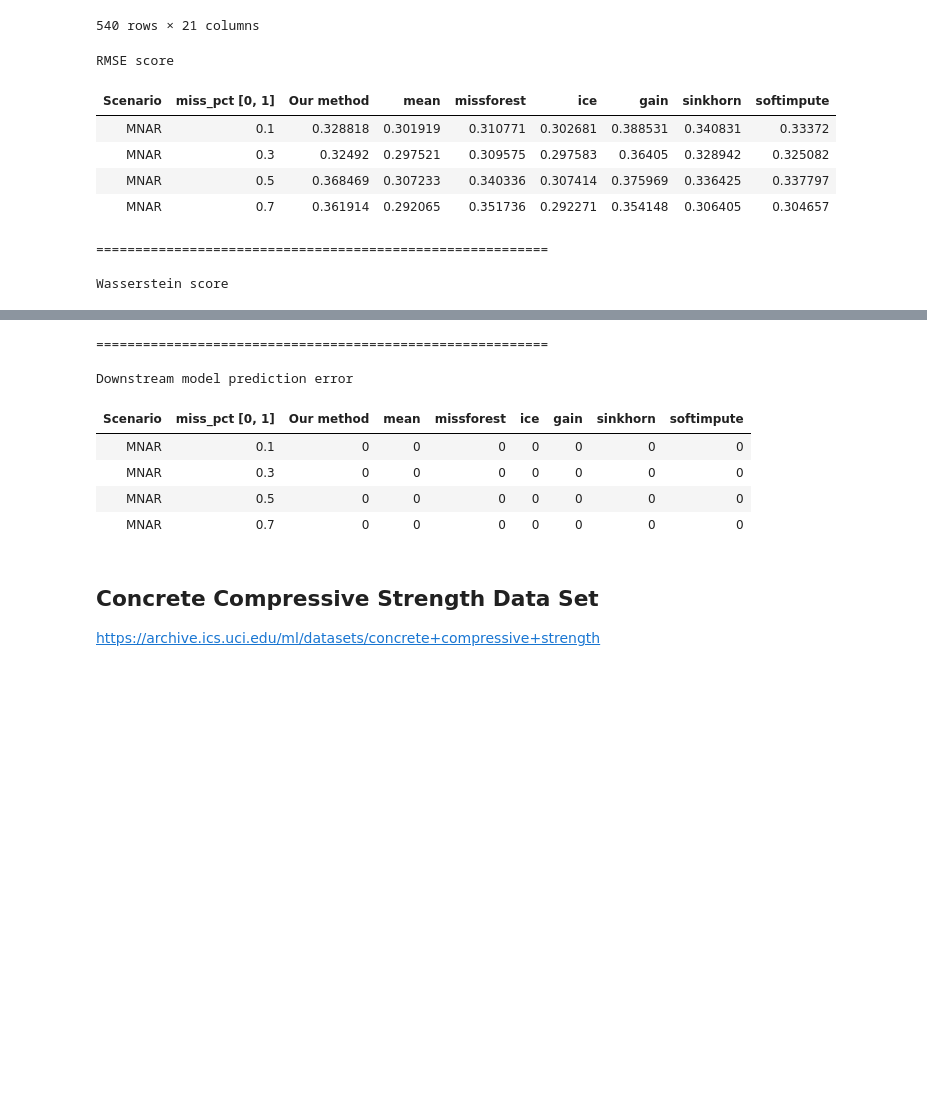
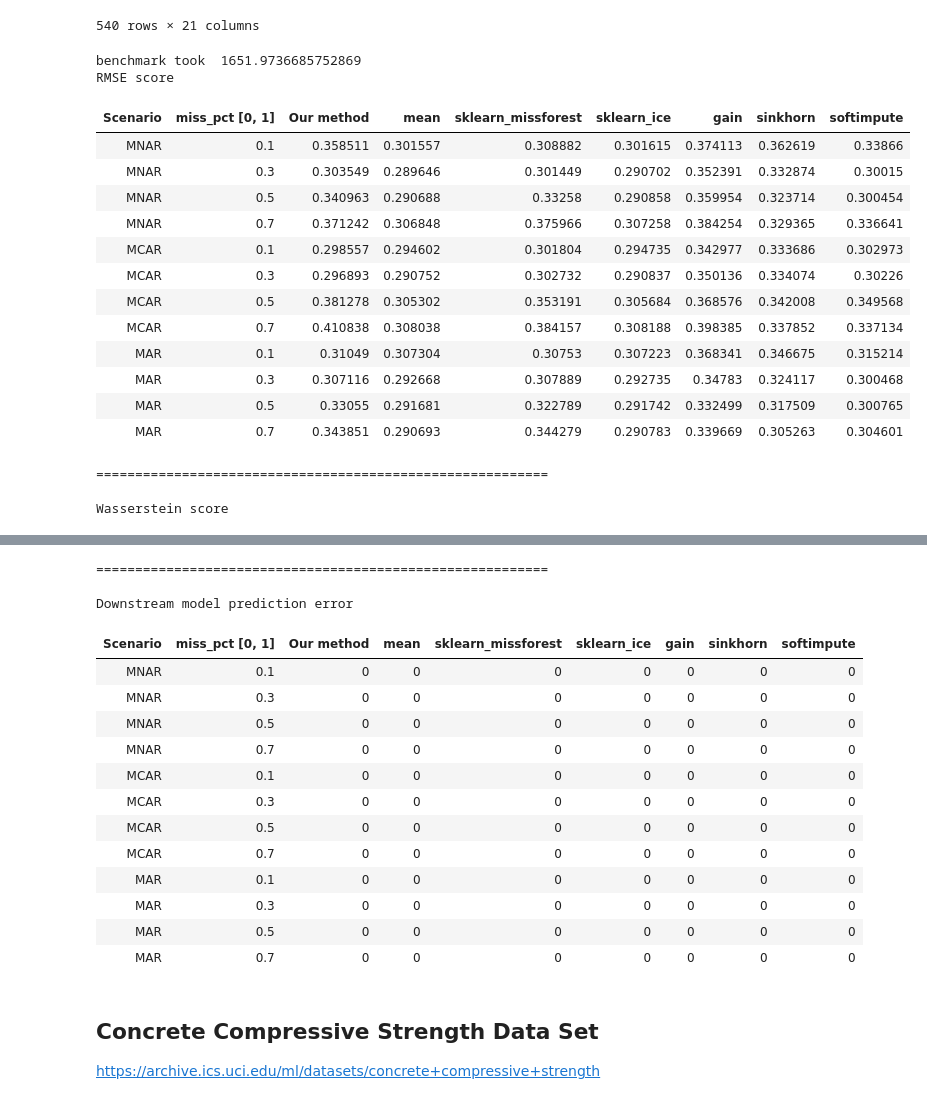
Before and after one commit to vanderschaarlab/hyperimpute, a Jupyter notebook: tutorials/tutorial_03_hyperimpute_with_hyperband.ipynb, the cells around one changed output, grey strips where cells are left out. Drawn from its saved outputs; the diff is of its cells as text; code cells hidden in the pictures; blank space fills up the shorter version.

Commit message:
add hyperband experiments

```diff
--- a/tutorials/tutorial_03_hyperimpute_with_hyperband.ipynb
+++ b/tutorials/tutorial_03_hyperimpute_with_hyperband.ipynb
@@ -55,3 +34,44 @@ def evaluate_dataset_repeated(
+# %%
+from pathlib import Path
+
+def get_imputer():
+    return imputers.get("hyperimpute",
+        optimizer = "hyperband"
+    )
+
+def save_results(fname, results):
+    path = Path("tutorial_03_hyperimpute_with_hyperband")
+    path.mkdir(parents=True, exist_ok=True)
+
+    out = path / fname
+
+    with open(out, 'w') as outfile:
+        json.dump(results, outfile)
+
+def evaluate_dataset_repeated(
+    name,
+    X_raw,
+    y,
+    ref_methods=["mean", "sklearn_missforest", "sklearn_ice",
+                 "gain", "sinkhorn", "softimpute"],
+    scenarios=["MNAR", "MCAR", "MAR"],
+    miss_pct=[0.1, 0.3, 0.5, 0.7],
+    n_iter=1,
+    debug=False,
+):
+    results = evaluate_dataset_repeated_internal(
+        name = name,
+        evaluated_model = get_imputer(),
+        X_raw = X_raw,
+        y = y,
+        ref_methods=ref_methods,
+        scenarios=scenarios,
+        miss_pct=miss_pct,
+        n_iter=n_iter,
+        debug=debug,
+    )
+
+    save_results(name, results)
 # %% [markdown]
 ## Sanity check in  debug mode
 # %%
@@ -396,16 +466,25 @@ df
 # %%
 last_col = df.columns[-1]
 y = df[last_col]
 X_raw = df.drop(columns = [last_col])
 
-evaluate_dataset_repeated("climate_model", X_raw, y)
+evaluate_dataset_repeated("climate", X_raw, y)
 # %% [output]
+benchmark took  1651.9736685752869
 RMSE score
-| Scenario | miss_pct [0, 1] | Our method | mean | missforest | ice | gain | sinkhorn | softimpute |
-| MNAR | 0.1 | 0.328818 | 0.301919 | 0.310771 | 0.302681 | 0.388531 | 0.340831 | 0.33372 |
-| MNAR | 0.3 | 0.32492 | 0.297521 | 0.309575 | 0.297583 | 0.36405 | 0.328942 | 0.325082 |
-| MNAR | 0.5 | 0.368469 | 0.307233 | 0.340336 | 0.307414 | 0.375969 | 0.336425 | 0.337797 |
-| MNAR | 0.7 | 0.361914 | 0.292065 | 0.351736 | 0.292271 | 0.354148 | 0.306405 | 0.304657 |
+| Scenario | miss_pct [0, 1] | Our method | mean | sklearn_missforest | sklearn_ice | gain | sinkhorn | softimpute |
+| MNAR | 0.1 | 0.358511 | 0.301557 | 0.308882 | 0.301615 | 0.374113 | 0.362619 | 0.33866 |
+| MNAR | 0.3 | 0.303549 | 0.289646 | 0.301449 | 0.290702 | 0.352391 | 0.332874 | 0.30015 |
+| MNAR | 0.5 | 0.340963 | 0.290688 | 0.33258 | 0.290858 | 0.359954 | 0.323714 | 0.300454 |
+| MNAR | 0.7 | 0.371242 | 0.306848 | 0.375966 | 0.307258 | 0.384254 | 0.329365 | 0.336641 |
+| MCAR | 0.1 | 0.298557 | 0.294602 | 0.301804 | 0.294735 | 0.342977 | 0.333686 | 0.302973 |
+| MCAR | 0.3 | 0.296893 | 0.290752 | 0.302732 | 0.290837 | 0.350136 | 0.334074 | 0.30226 |
+| MCAR | 0.5 | 0.381278 | 0.305302 | 0.353191 | 0.305684 | 0.368576 | 0.342008 | 0.349568 |
+| MCAR | 0.7 | 0.410838 | 0.308038 | 0.384157 | 0.308188 | 0.398385 | 0.337852 | 0.337134 |
+| MAR | 0.1 | 0.31049 | 0.307304 | 0.30753 | 0.307223 | 0.368341 | 0.346675 | 0.315214 |
+| MAR | 0.3 | 0.307116 | 0.292668 | 0.307889 | 0.292735 | 0.34783 | 0.324117 | 0.300468 |
+| MAR | 0.5 | 0.33055 | 0.291681 | 0.322789 | 0.291742 | 0.332499 | 0.317509 | 0.300765 |
+| MAR | 0.7 | 0.343851 | 0.290693 | 0.344279 | 0.290783 | 0.339669 | 0.305263 | 0.304601 |
 ==========================================================
 
 Wasserstein score
@@ -417,11 +504,19 @@ Wasserstein score
 ==========================================================
 
 Downstream model prediction error
-| Scenario | miss_pct [0, 1] | Our method | mean | missforest | ice | gain | sinkhorn | softimpute |
+| Scenario | miss_pct [0, 1] | Our method | mean | sklearn_missforest | sklearn_ice | gain | sinkhorn | softimpute |
 | MNAR | 0.1 | 0 | 0 | 0 | 0 | 0 | 0 | 0 |
 | MNAR | 0.3 | 0 | 0 | 0 | 0 | 0 | 0 | 0 |
 | MNAR | 0.5 | 0 | 0 | 0 | 0 | 0 | 0 | 0 |
 | MNAR | 0.7 | 0 | 0 | 0 | 0 | 0 | 0 | 0 |
+| MCAR | 0.1 | 0 | 0 | 0 | 0 | 0 | 0 | 0 |
+| MCAR | 0.3 | 0 | 0 | 0 | 0 | 0 | 0 | 0 |
+| MCAR | 0.5 | 0 | 0 | 0 | 0 | 0 | 0 | 0 |
+| MCAR | 0.7 | 0 | 0 | 0 | 0 | 0 | 0 | 0 |
+| MAR | 0.1 | 0 | 0 | 0 | 0 | 0 | 0 | 0 |
+| MAR | 0.3 | 0 | 0 | 0 | 0 | 0 | 0 | 0 |
+| MAR | 0.5 | 0 | 0 | 0 | 0 | 0 | 0 | 0 |
+| MAR | 0.7 | 0 | 0 | 0 | 0 | 0 | 0 | 0 |
 # %% [markdown]
 ## Concrete Compressive Strength Data Set
 https://archive.ics.uci.edu/ml/datasets/concrete+compressive+strength
```
Also changed, not shown: parts of 42 cells of this notebook.
